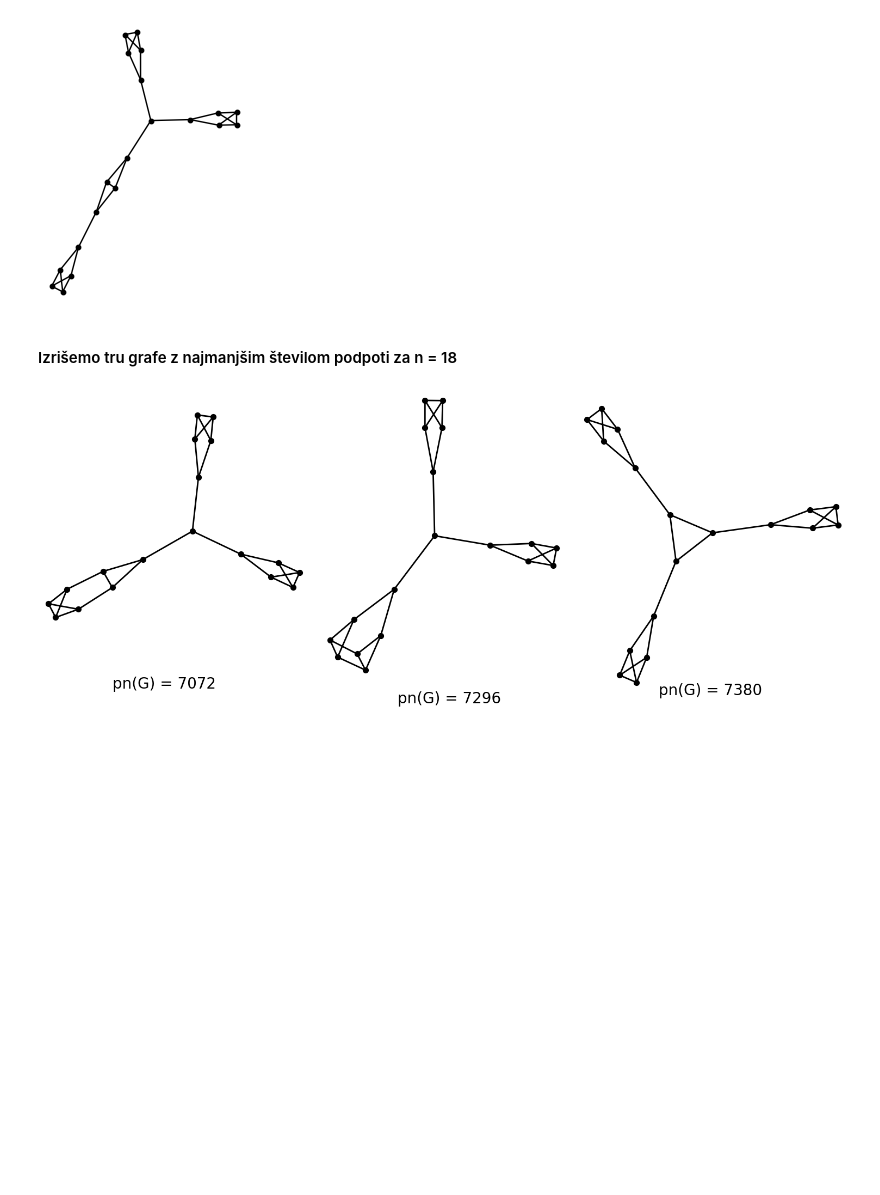
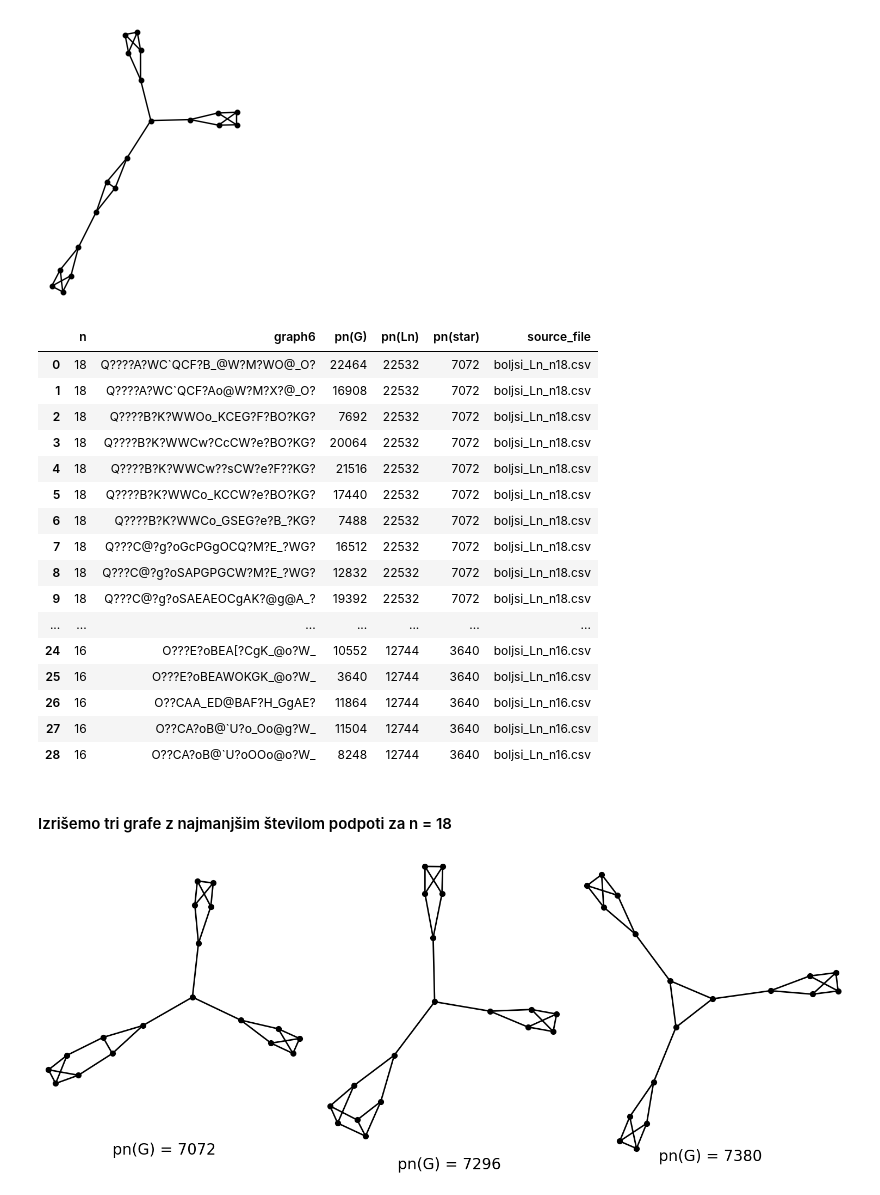
Before and after one commit to ZigaObradovic/FP_Group13, a Jupyter notebook: main.ipynb, the cells around one changed output. Drawn from its saved outputs; the diff is of its cells as text; code cells hidden in the pictures; blank space fills up the shorter version.

```diff
--- a/main.ipynb
+++ b/main.ipynb
@@ -352,17 +352,36 @@ build_caterpillar2(20).show(
 # %%
 folder = "Data"
 dfs = []
 
 for file in os.listdir(folder):
     if file.lower().startswith("boljsi_"):
         path = os.path.join(folder, file)
         df = pd.read_csv(path)
         df["source_file"] = file  # dodamo informacijo, iz katere datoteke prihaja
         dfs.append(df)
 
 df = pd.concat(dfs, ignore_index=True) if dfs else pd.DataFrame()
+df
+# %% [output]
+|  | n | graph6 | pn(G) | pn(Ln) | pn(star) | source_file |
+| 0 | 18 | Q????A?WC`QCF?B_@W?M?WO@_O? | 22464 | 22532 | 7072 | boljsi_Ln_n18.csv |
+| 1 | 18 | Q????A?WC`QCF?Ao@W?M?X?@_O? | 16908 | 22532 | 7072 | boljsi_Ln_n18.csv |
+| 2 | 18 | Q????B?K?WWOo_KCEG?F?BO?KG? | 7692 | 22532 | 7072 | boljsi_Ln_n18.csv |
+| 3 | 18 | Q????B?K?WWCw?CcCW?e?BO?KG? | 20064 | 22532 | 7072 | boljsi_Ln_n18.csv |
+| 4 | 18 | Q????B?K?WWCw??sCW?e?F??KG? | 21516 | 22532 | 7072 | boljsi_Ln_n18.csv |
+| 5 | 18 | Q????B?K?WWCo_KCCW?e?BO?KG? | 17440 | 22532 | 7072 | boljsi_Ln_n18.csv |
+| 6 | 18 | Q????B?K?WWCo_GSEG?e?B_?KG? | 7488 | 22532 | 7072 | boljsi_Ln_n18.csv |
+| 7 | 18 | Q???C@?g?oGcPGgOCQ?M?E_?WG? | 16512 | 22532 | 7072 | boljsi_Ln_n18.csv |
+| 8 | 18 | Q???C@?g?oSAPGPGCW?M?E_?WG? | 12832 | 22532 | 7072 | boljsi_Ln_n18.csv |
+| 9 | 18 | Q???C@?g?oSAEAEOCgAK?@g@A_? | 19392 | 22532 | 7072 | boljsi_Ln_n18.csv |
+| ... | ... | ... | ... | ... | ... | ... |
+| 24 | 16 | O???E?oBEA[?CgK_@o?W_ | 10552 | 12744 | 3640 | boljsi_Ln_n16.csv |
+| 25 | 16 | O???E?oBEAWOKGK_@o?W_ | 3640 | 12744 | 3640 | boljsi_Ln_n16.csv |
+| 26 | 16 | O??CAA_ED@BAF?H_GgAE? | 11864 | 12744 | 3640 | boljsi_Ln_n16.csv |
+| 27 | 16 | O??CA?oB@`U?o_Oo@g?W_ | 11504 | 12744 | 3640 | boljsi_Ln_n16.csv |
+| 28 | 16 | O??CA?oB@`U?oOOo@o?W_ | 8248 | 12744 | 3640 | boljsi_Ln_n16.csv |
 # %% [markdown]
-#### Izrišemo tru grafe z najmanjšim številom podpoti za n = 18
+#### Izrišemo tri grafe z najmanjšim številom podpoti za n = 18
 # %%
 df_f = df[df["n"] == 18].copy()
 df_f = df_f.sort_values("pn(G)")
```
Also changed, not shown: parts of 2 cells of this notebook, 3 other files.
